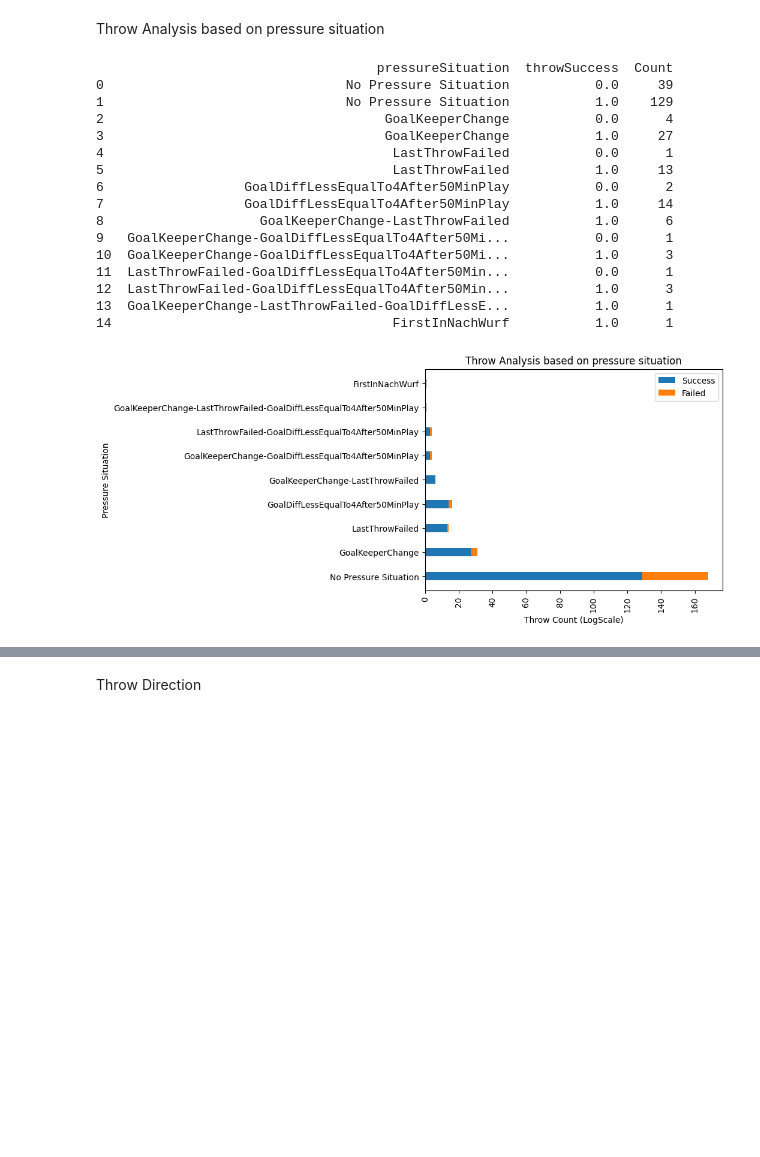
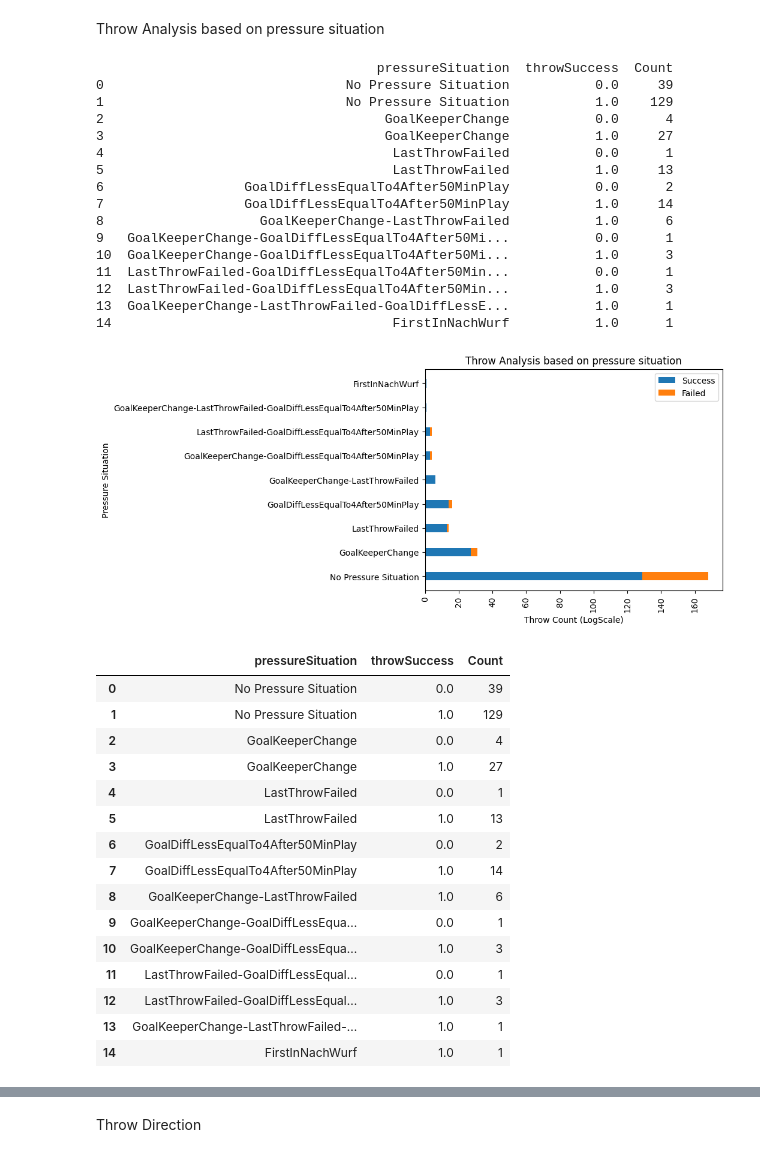
Before and after one commit to nayansavaliya/handball-data-science, a Jupyter notebook: src/league3v4.ipynb, the cells around one changed output, grey strips where cells are left out. Drawn from its saved outputs; the diff is of its cells as text; code cells hidden in the pictures; blank space fills up the shorter version.

```diff
--- a/src/league3v4.ipynb
+++ b/src/league3v4.ipynb
@@ -382,33 +382,50 @@ fig, ax = plt.subplots()
 
 ax.barh(grp, s, width,  label='Success')
 ax.barh(grp, f, width,  left=s,
        label='Failed')
 
 ax.set_ylabel('Pressure Situation')
 ax.set_xlabel('Throw Count (LogScale)')
 #ax.set_xscale('log')
 ax.set_title('Throw Analysis based on pressure situation')
 ax.legend()
 plt.xticks(rotation=90)
 plt.show()
+df16
 # %% [output]
                                     pressureSituation  throwSuccess  Count
 0                               No Pressure Situation           0.0     39
 1                               No Pressure Situation           1.0    129
 2                                    GoalKeeperChange           0.0      4
 3                                    GoalKeeperChange           1.0     27
 4                                     LastThrowFailed           0.0      1
 5                                     LastThrowFailed           1.0     13
 6                  GoalDiffLessEqualTo4After50MinPlay           0.0      2
 7                  GoalDiffLessEqualTo4After50MinPlay           1.0     14
 8                    GoalKeeperChange-LastThrowFailed           1.0      6
 9   GoalKeeperChange-GoalDiffLessEqualTo4After50Mi...           0.0      1
 10  GoalKeeperChange-GoalDiffLessEqualTo4After50Mi...           1.0      3
 11  LastThrowFailed-GoalDiffLessEqualTo4After50Min...           0.0      1
 12  LastThrowFailed-GoalDiffLessEqualTo4After50Min...           1.0      3
 13  GoalKeeperChange-LastThrowFailed-GoalDiffLessE...           1.0      1
 14                                    FirstInNachWurf           1.0      1
 [figure]
+|  | pressureSituation | throwSuccess | Count |
+| 0 | No Pressure Situation | 0.0 | 39 |
+| 1 | No Pressure Situation | 1.0 | 129 |
+| 2 | GoalKeeperChange | 0.0 | 4 |
+| 3 | GoalKeeperChange | 1.0 | 27 |
+| 4 | LastThrowFailed | 0.0 | 1 |
+| 5 | LastThrowFailed | 1.0 | 13 |
+| 6 | GoalDiffLessEqualTo4After50MinPlay | 0.0 | 2 |
+| 7 | GoalDiffLessEqualTo4After50MinPlay | 1.0 | 14 |
+| 8 | GoalKeeperChange-LastThrowFailed | 1.0 | 6 |
+| 9 | GoalKeeperChange-GoalDiffLessEqua... | 0.0 | 1 |
+| 10 | GoalKeeperChange-GoalDiffLessEqua... | 1.0 | 3 |
+| 11 | LastThrowFailed-GoalDiffLessEqual... | 0.0 | 1 |
+| 12 | LastThrowFailed-GoalDiffLessEqual... | 1.0 | 3 |
+| 13 | GoalKeeperChange-LastThrowFailed-... | 1.0 | 1 |
+| 14 | FirstInNachWurf | 1.0 | 1 |
 # %%
 
 pressureSituation = pd.DataFrame({'PressureSituation':grp,'successPercentage':[(se/te)*100 for se, te in zip(s, t)]})
```
Also changed, not shown: parts of 2 cells of this notebook, 1 other file.
